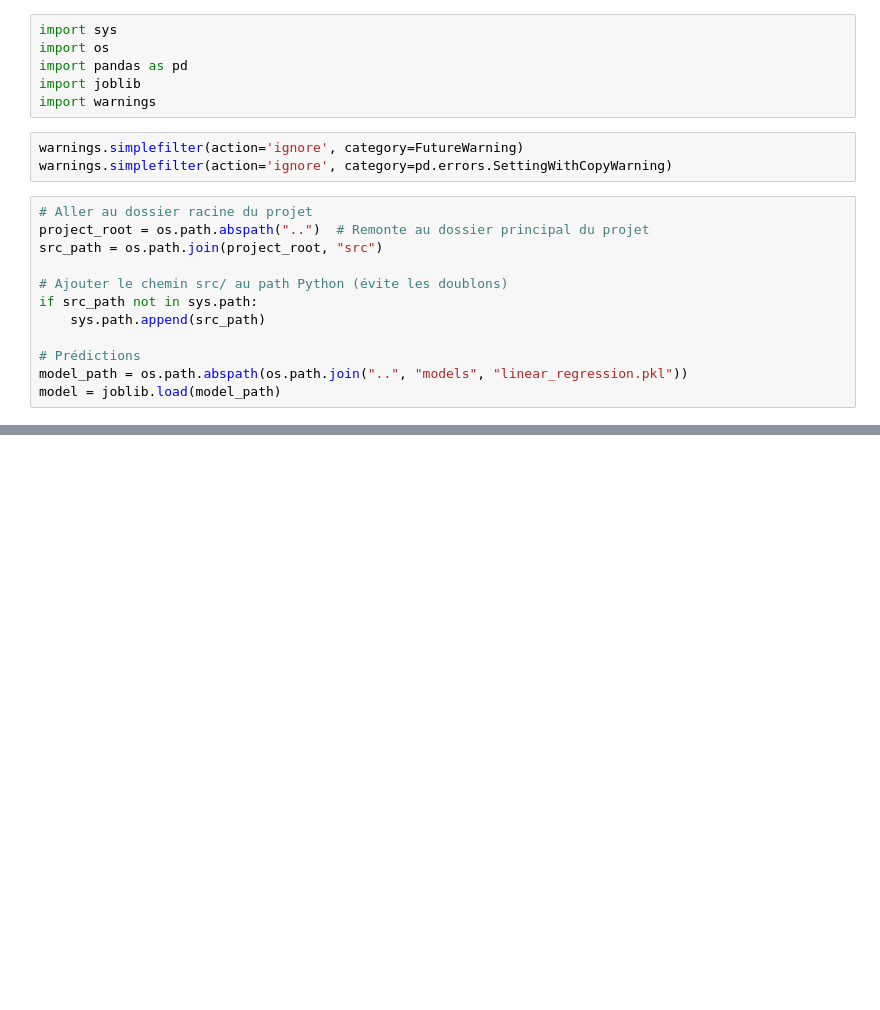
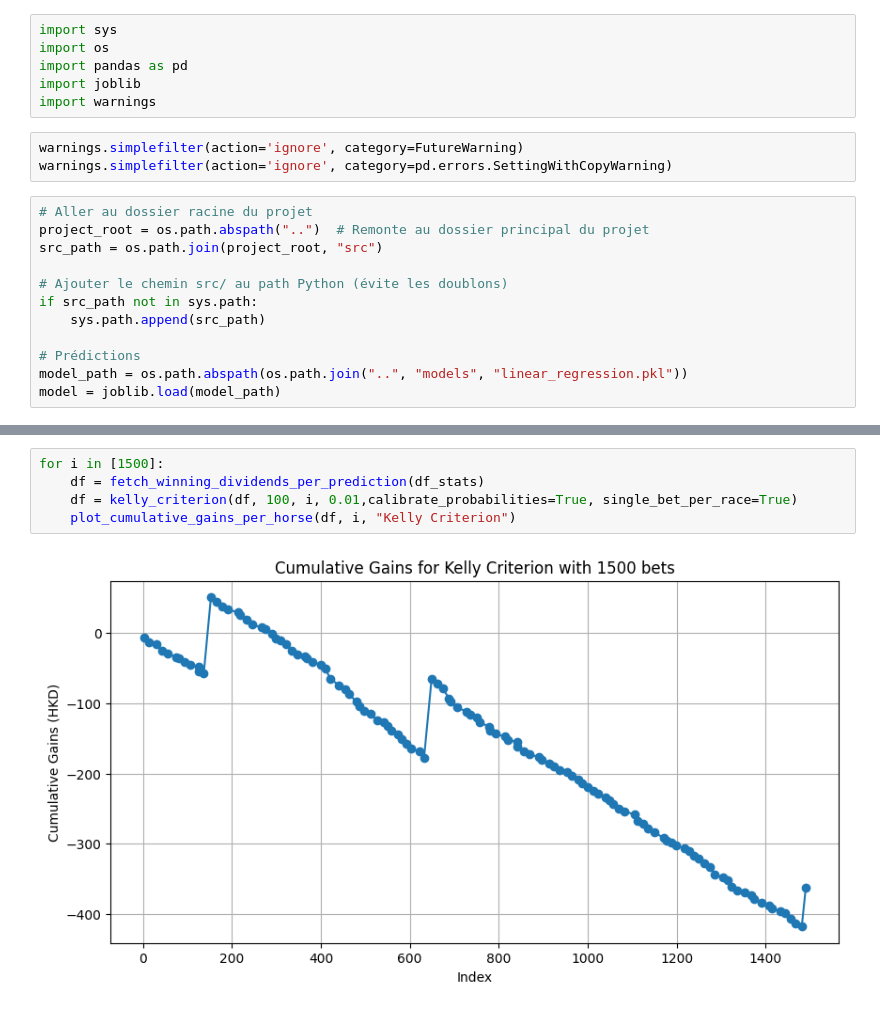
Before and after one commit to TLiemNGY/horse_racings, a Jupyter notebook: notebooks/main.ipynb, the cells around one changed output, grey strips where cells are left out. Cells and saved outputs as stored; diff of their text form; blank space fills up the shorter version.

```diff
--- a/notebooks/main.ipynb
+++ b/notebooks/main.ipynb
@@ -122,0 +158,7 @@ for i in [50,200,500,1500]:
+# %%
+for i in [1500]:
+    df = fetch_winning_dividends_per_prediction(df_stats)
+    df = kelly_criterion(df, 100, i, 0.01,calibrate_probabilities=True, single_bet_per_race=True)
+    plot_cumulative_gains_per_horse(df, i, "Kelly Criterion")
+# %% [output]
+[figure, added]
```
Also changed, not shown: parts of 12 cells of this notebook, 12 other files.
